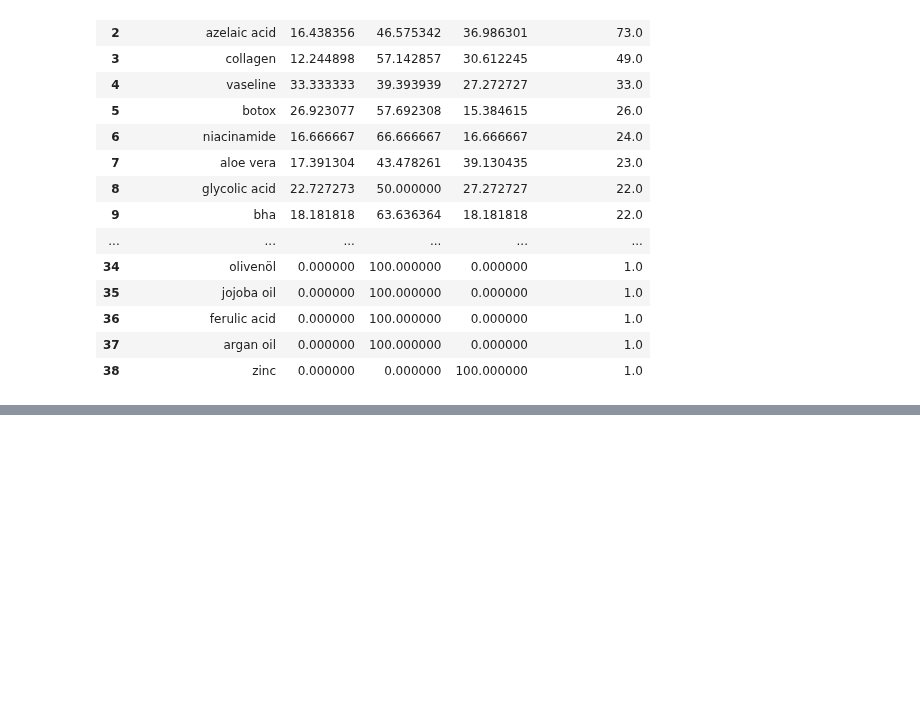
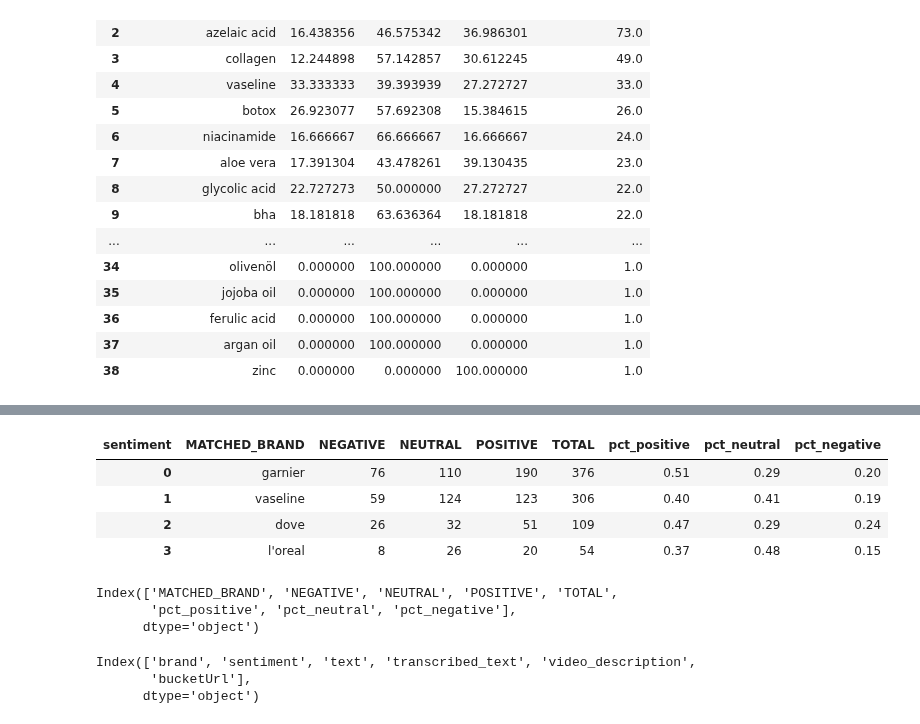
Before and after one commit to Hannah1171/skincare_analysis, a Jupyter notebook: skincare/scripts/test.ipynb, the cells around one changed output, grey strips where cells are left out. Saved outputs shown, nothing was run; the diff lists cells and outputs as text; code cells hidden in the pictures; blank space fills up the shorter version.

Commit message:
To Do list from RItu, Added hashtags, brands and explainations

```diff
--- a/skincare/scripts/test.ipynb
+++ b/skincare/scripts/test.ipynb
@@ -995,0 +936,54 @@ co_df[co_df['hashtag_1']=='koreanskincare'].sort_values(by='count', ascending=Fa
+# %%
+import pandas as pd
+import re
+
+# --- 1. Define brand list ---
+brands = ['l\'oreal', 'garnier', 'dove', 'axe', 'rexona', 'vaseline', 'private label']
+
+# --- 2. Combine relevant text columns ---
+df['text_combined'] = (
+    df[['text', 'transcribed_text', 'video_description']]
+    .fillna('')
+    .agg(' '.join, axis=1)
+    .str.lower()
+    .str.replace("’", "'")  # normalize apostrophes
+)
+
+# --- 3. Create brand column: which brand is mentioned in each row ---
+def match_brand(text):
+    for brand in brands:
+        if re.search(rf'\b{re.escape(brand)}\b', text):
+            return brand
+    return None
+
+df['matched_brand'] = df['text_combined'].apply(match_brand)
+
+# --- 4. Filter to rows where a brand is mentioned ---
+df_brand_mentions = df[df['matched_brand'].notna()].copy()
+
+# --- 5. Count sentiment occurrences ---
+sentiment_summary = (
+    df_brand_mentions
+    .groupby(['matched_brand', 'sentiment'])
+    .size()
+    .unstack(fill_value=0)
+    .reset_index()
+    .rename(columns=str.upper)  # Make sentiment columns uppercase
+)
+
+# --- 6. Add total and percentages ---
+sentiment_summary['TOTAL'] = sentiment_summary[['POSITIVE', 'NEUTRAL', 'NEGATIVE']].sum(axis=1)
+sentiment_summary['pct_positive'] = (sentiment_summary['POSITIVE'] / sentiment_summary['TOTAL']).round(2)
+sentiment_summary['pct_neutral']  = (sentiment_summary['NEUTRAL'] / sentiment_summary['TOTAL']).round(2)
+sentiment_summary['pct_negative'] = (sentiment_summary['NEGATIVE'] / sentiment_summary['TOTAL']).round(2)
+
+# --- 7. Sort by total mentions ---
+sentiment_summary = sentiment_summary.sort_values(by='TOTAL', ascending=False).reset_index(drop=True)
+
+sentiment_summary
+# %% [output]
+| sentiment | MATCHED_BRAND | NEGATIVE | NEUTRAL | POSITIVE | TOTAL | pct_positive | pct_neutral | pct_negative |
+| 0 | garnier | 76 | 110 | 190 | 376 | 0.51 | 0.29 | 0.20 |
+| 1 | vaseline | 59 | 124 | 123 | 306 | 0.40 | 0.41 | 0.19 |
+| 2 | dove | 26 | 32 | 51 | 109 | 0.47 | 0.29 | 0.24 |
+| 3 | l'oreal | 8 | 26 | 20 | 54 | 0.37 | 0.48 | 0.15 |
@@ -995,0 +1073,6 @@ co_df[co_df['hashtag_1']=='koreanskincare'].sort_values(by='count', ascending=Fa
+# %%
+brands_df.columns
+# %% [output]
+Index(['MATCHED_BRAND', 'NEGATIVE', 'NEUTRAL', 'POSITIVE', 'TOTAL',
+       'pct_positive', 'pct_neutral', 'pct_negative'],
+      dtype='object')
@@ -995,0 +1081,6 @@ co_df[co_df['hashtag_1']=='koreanskincare'].sort_values(by='count', ascending=Fa
+# %%
+brands_df_ex.columns
+# %% [output]
+Index(['brand', 'sentiment', 'text', 'transcribed_text', 'video_description',
+       'bucketUrl'],
+      dtype='object')
```
Also changed, not shown: parts of 21 cells of this notebook, 7 other files.
